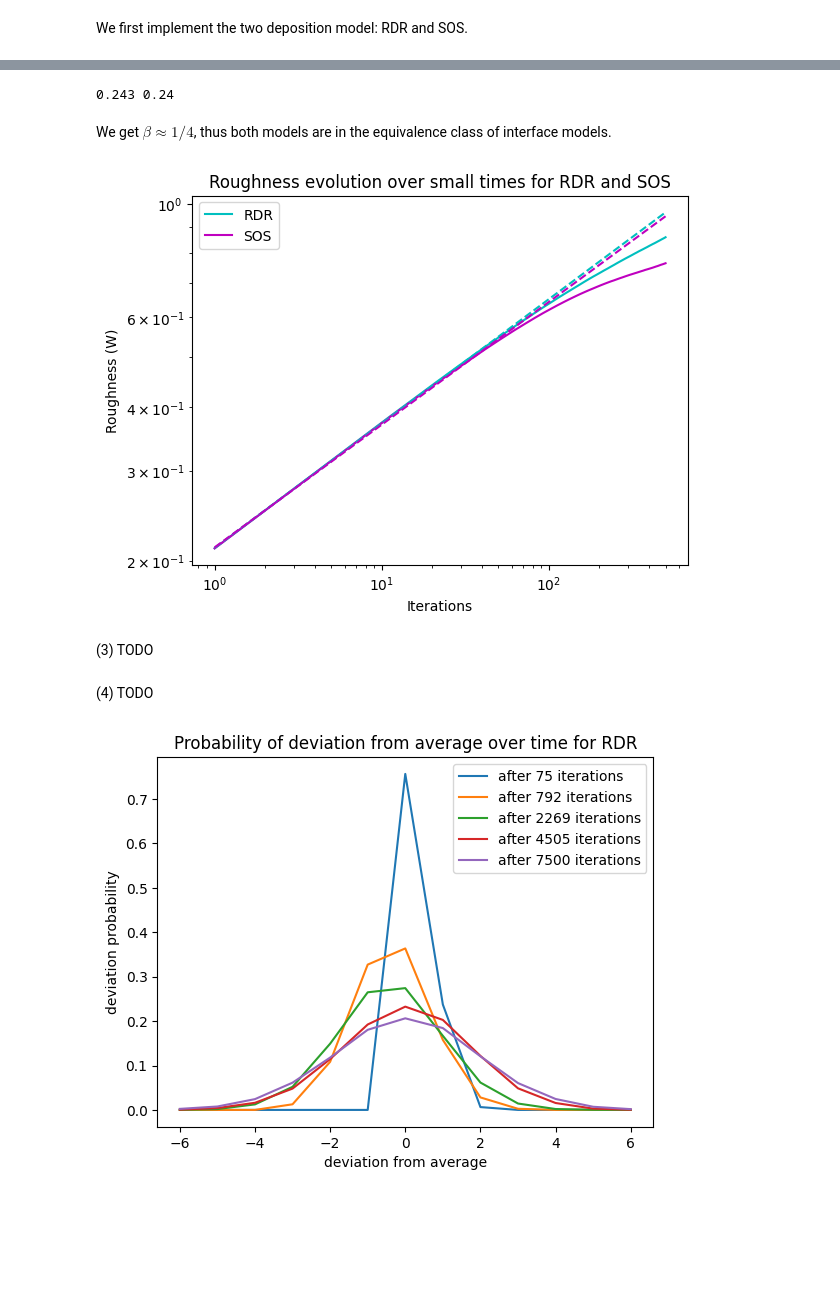
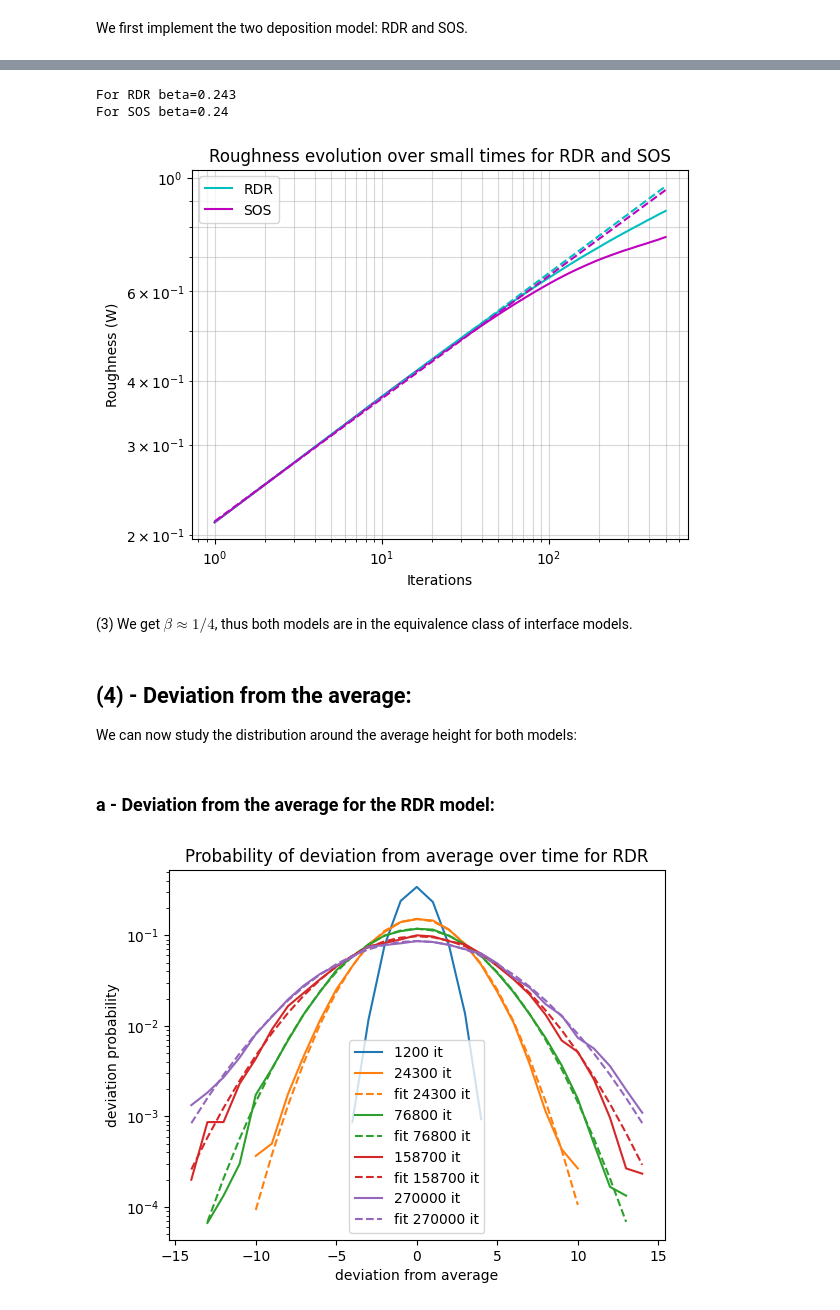
Before and after one commit to jolatechno/cours-ENS, a Jupyter notebook: cours/M2/S4/out_of_equilibrium/project/Joseph_Touzet_out_of_equilibrium.ipynb, the cells around one changed output, grey strips where cells are left out. Cells and saved outputs as stored; diff of their text form; code cells hidden in the pictures; blank space fills up the shorter version.

```diff
--- a/cours/M2/S4/out_of_equilibrium/project/Joseph_Touzet_out_of_equilibrium.ipynb
+++ b/cours/M2/S4/out_of_equilibrium/project/Joseph_Touzet_out_of_equilibrium.ipynb
@@ -151,5 +170,6 @@ def compute_deviation_probability_SOS(L, ts, n_it, dev_lim):
 # %%
-L, n_it = 500, 200
-ts      = np.round(L*(np.linspace(0.5,5,20))**2)
+Ls, n_it   = [10, 20, 50, 100], 300
+taus       = [20, 40, 80, 150]
+ts_over_L = np.round((np.linspace(1, 30, 40))**2)
 # %%
-W_RDR = compute_W_RDR(L, ts, n_it)
+W_RDR = [compute_W_RDR(L, L*ts_over_L, n_it) for L in Ls]
@@ -171,0 +202,2 @@ plt.show()
+# %%
+W_SOS = [compute_W_SOS(L, L*ts_over_L, n_it) for L in Ls]
@@ -181,13 +241,10 @@ W_SOS_small = compute_W_SOS(L, ts_small, n_it)
 # %%
 a_RDR, b_RDR = np.polyfit(np.log(ts_small[:6]), np.log(W_RDR_small[:6]), 1)
 a_SOS, b_SOS = np.polyfit(np.log(ts_small[:6]), np.log(W_SOS_small[:6]), 1)
-
-print(round(a_RDR, 3), round(a_SOS, 3))
-# %% [output]
-0.243 0.24
-# %% [markdown]
-We get $\beta \approx 1/4$, thus both models are in the equivalence class of interface models.
 # %%
+print(f"For RDR beta={ round(a_RDR, 3) }")
+print(f"For SOS beta={ round(a_SOS, 3) }")
+
 plt.plot(ts_small, W_RDR_small, "c-", label="RDR")
 plt.plot(ts_small, W_SOS_small, "m-", label="SOS")
 
@@ -199,29 +256,51 @@ plt.ylabel("Roughness (W)")
 plt.title("Roughness evolution over small times for RDR and SOS")
 plt.xscale("log")
 plt.yscale("log")
+plt.grid('on', which='both', alpha=0.5, clip_on=True)
 
 plt.legend()
 plt.show()
 # %% [output]
+For RDR beta=0.243
+For SOS beta=0.24
-[figure, old version]
+[figure, new version]
-# %% [markdown]
-(3) TODO
+# %% [markdown]
+(3) We get $\beta \approx 1/4$, thus both models are in the equivalence class of interface models.
 # %% [markdown]
-(4) TODO
+## (4) - Deviation from the average:
+
+We can now study the distribution around the average height for both models:
 # %%
-L, n_it = 300, 200
-ts      = np.round(L*(np.linspace(0.5,5,5))**2)
-max_dev = 6
+L, n_it = 300, 100
+ts      = np.round(L*(np.linspace(2,30,5))**2)
+max_dev = 15
+# %% [markdown]
+### a - Deviation from the average for the RDR model:
 # %%
 dev_proba_RDR = compute_deviation_probability_RDR(L, ts, n_it, max_dev)
 # %%
-for data,t in zip(dev_proba_RDR,ts):
-    plt.plot(np.arange(-max_dev, max_dev+1), data, label=f"after {int(t)} iterations")
+x = np.arange(-max_dev, max_dev+1)
+sigmas_RDR = []
+
+for i,(data,t) in enumerate(zip(dev_proba_RDR,ts)):
+    dev_lim = np.max([abs(dev) for dev in x if data[max_dev+dev] > 0]) - 1
+    idx_mask = np.arange(max_dev-dev_lim, max_dev+dev_lim+1)
+
+    c = plt.plot(x[idx_mask], data[idx_mask], "-", label=f"{int(t)} it")[0].get_color()
+
+    if i >= 1:
+        a, x0, sigma = fit_gaussian(x[idx_mask], data[idx_mask])
+        sigmas_RDR.append(sigma)
+
+        plt.plot(x[idx_mask],
+                 a*np.exp(-(x[idx_mask] - x0)**2/(2*sigma**2)),
+                 "--", color=c, label=f"fit {int(t)} it")
 
 plt.xlabel("deviation from average")
 plt.ylabel("deviation probability")
 plt.title("Probability of deviation from average over time for RDR")
 plt.legend()
+plt.yscale("log")
 plt.show()
 # %% [output]
-[figure, old version]
+[figure, new version]
```
Also changed, not shown: parts of 19 cells of this notebook, 3 other files.
